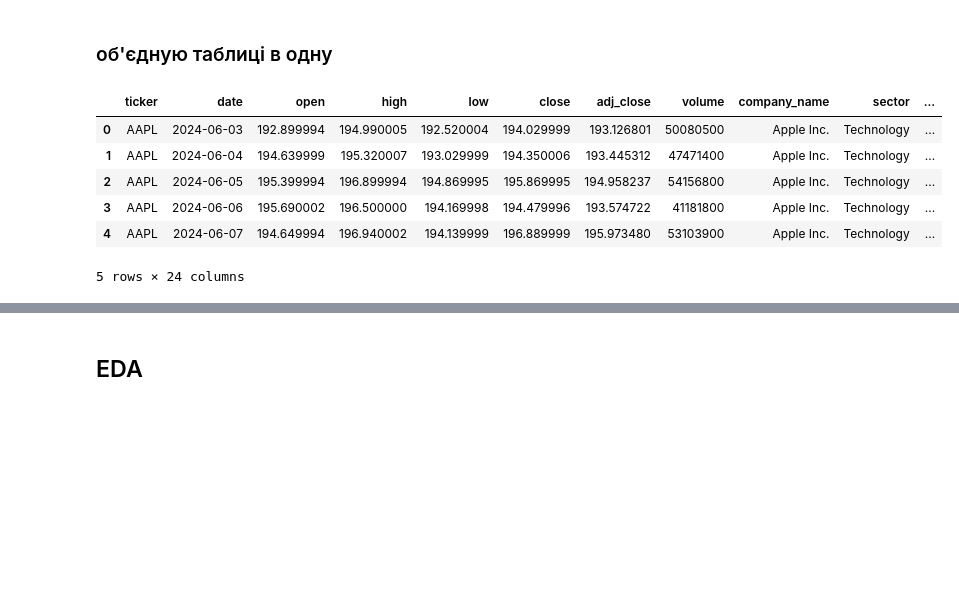
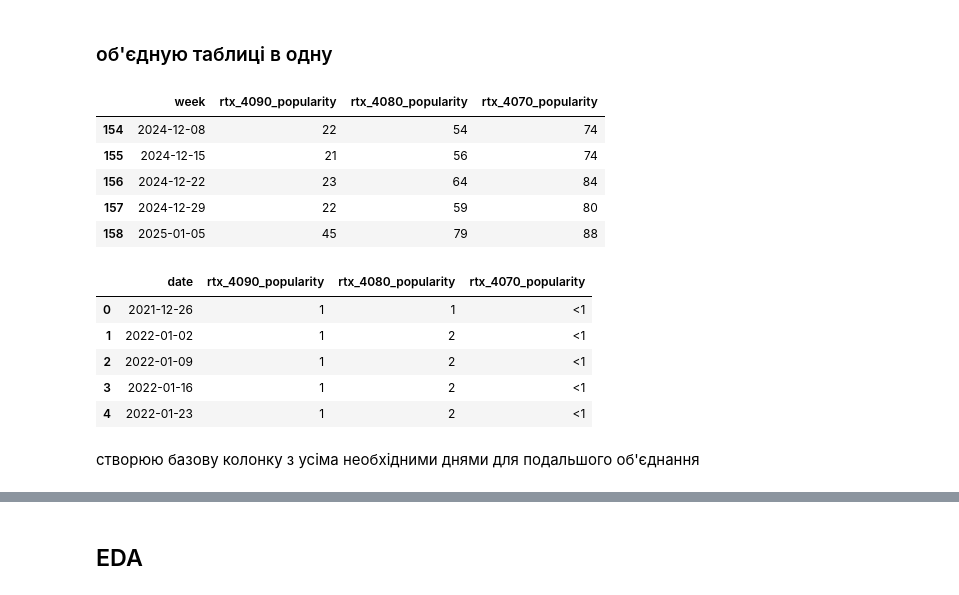
Before and after one commit to DenysHorshcov/analysis_popularity_videocards_and_stocks_NVDIA, a Jupyter notebook: pet5.ipynb, the cells around one changed output, grey strips where cells are left out. Saved outputs shown, nothing was run; the diff lists cells and outputs as text; code cells hidden in the pictures; blank space fills up the shorter version.

```diff
--- a/pet5.ipynb
+++ b/pet5.ipynb
@@ -12,6 +12,8 @@ import seaborn as sns
 # %% [markdown]
 ### завантажую наявні таблиці
 # %%
-df_rtx4070 = pd.read_csv("tables/rtx4070.csv")
-df_stocks = pd.read_csv("tables/stock_prices.csv")
+df_rtx4070 = pd.read_csv("tables/rtx4070.csv", parse_dates=['week']).rename(columns={'rtx_4070':"rtx_4070_popularity"})
+df_rtx4080 = pd.read_csv("tables/rtx4080.csv", parse_dates=['week']).rename(columns={'rtx_4080':"rtx_4080_popularity"})
+df_rtx4090 = pd.read_csv("tables/rtx4090.csv", parse_dates=['week']).rename(columns={'rtx_4090':"rtx_4090_popularity"})
+df_stocks = pd.read_csv("tables/stock_prices.csv", parse_dates=['date'])
 # %%
@@ -42,13 +55,24 @@ df_stocks.head(5)
 # %% [markdown]
 ### об'єдную таблиці в одну
 # %%
-df_merge = df_stocks.merge(df_companies, on='ticker', how='left')
-df_merge.head(5)
+df_trends = df_rtx4090.merge(df_rtx4080, on=['week'], how='outer').merge(df_rtx4070, on=['week'], how='outer').sort_values('week')
+df_trends.tail(5)
 # %% [output]
-|  | ticker | date | open | high | low | close | adj_close | volume | company_name | sector | ... |
-| 0 | AAPL | 2024-06-03 | 192.899994 | 194.990005 | 192.520004 | 194.029999 | 193.126801 | 50080500 | Apple Inc. | Technology | ... |
-| 1 | AAPL | 2024-06-04 | 194.639999 | 195.320007 | 193.029999 | 194.350006 | 193.445312 | 47471400 | Apple Inc. | Technology | ... |
-| 2 | AAPL | 2024-06-05 | 195.399994 | 196.899994 | 194.869995 | 195.869995 | 194.958237 | 54156800 | Apple Inc. | Technology | ... |
-| 3 | AAPL | 2024-06-06 | 195.690002 | 196.500000 | 194.169998 | 194.479996 | 193.574722 | 41181800 | Apple Inc. | Technology | ... |
-| 4 | AAPL | 2024-06-07 | 194.649994 | 196.940002 | 194.139999 | 196.889999 | 195.973480 | 53103900 | Apple Inc. | Technology | ... |
+|  | week | rtx_4090_popularity | rtx_4080_popularity | rtx_4070_popularity |
+| 154 | 2024-12-08 | 22 | 54 | 74 |
+| 155 | 2024-12-15 | 21 | 56 | 74 |
+| 156 | 2024-12-22 | 23 | 64 | 84 |
+| 157 | 2024-12-29 | 22 | 59 | 80 |
+| 158 | 2025-01-05 | 45 | 79 | 88 |
-5 rows × 24 columns
+# %%
+df_trends = df_trends.rename(columns={'week': 'date'})
+df_trends.head(5)
+# %% [output]
+|  | date | rtx_4090_popularity | rtx_4080_popularity | rtx_4070_popularity |
+| 0 | 2021-12-26 | 1 | 1 | <1 |
+| 1 | 2022-01-02 | 1 | 2 | <1 |
+| 2 | 2022-01-09 | 1 | 2 | <1 |
+| 3 | 2022-01-16 | 1 | 2 | <1 |
+| 4 | 2022-01-23 | 1 | 2 | <1 |
+# %% [markdown]
+створюю базову колонку з усіма необхідними днями для подальшого об'єднання
```
Also changed, not shown: parts of 37 cells of this notebook, 4 other files.
